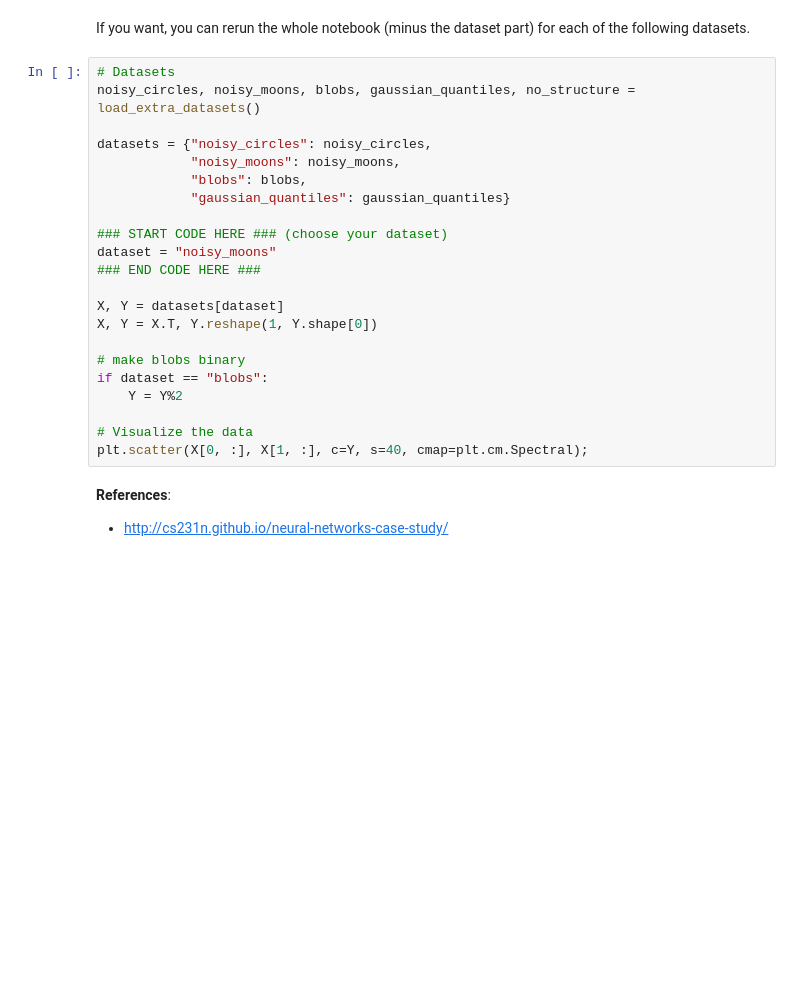
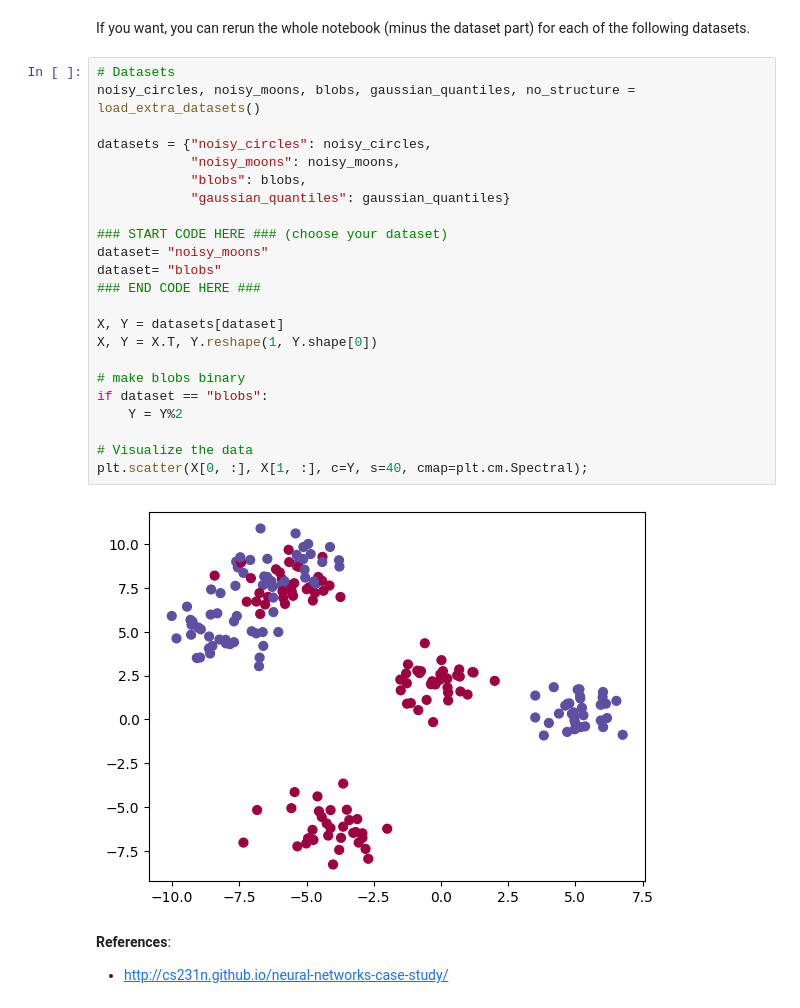
Before and after one commit to ghapanda/Neural-Networks, a Jupyter notebook: home/jovyan/work/release/W3A1/Planar_data_classification_with_one_hidden_layer.ipynb, the cells around one changed output. Cells and saved outputs as stored; diff of their text form; blank space fills up the shorter version.

```diff
--- a/home/jovyan/work/release/W3A1/Planar_data_classification_with_one_hidden_layer.ipynb
+++ b/home/jovyan/work/release/W3A1/Planar_data_classification_with_one_hidden_layer.ipynb
@@ -901,25 +1038,28 @@ If you want, you can rerun the whole notebook (minus the dataset part) for each
 # %%
 # Datasets
 noisy_circles, noisy_moons, blobs, gaussian_quantiles, no_structure = load_extra_datasets()
 
 datasets = {"noisy_circles": noisy_circles,
             "noisy_moons": noisy_moons,
             "blobs": blobs,
             "gaussian_quantiles": gaussian_quantiles}
 
 ### START CODE HERE ### (choose your dataset)
-dataset = "noisy_moons"
+dataset= "noisy_moons"
+dataset= "blobs"
 ### END CODE HERE ###
 
 X, Y = datasets[dataset]
 X, Y = X.T, Y.reshape(1, Y.shape[0])
 
 # make blobs binary
 if dataset == "blobs":
     Y = Y%2
 
 # Visualize the data
 plt.scatter(X[0, :], X[1, :], c=Y, s=40, cmap=plt.cm.Spectral);
+# %% [output]
+[figure, added]
 # %% [markdown]
 **References**:
 
```
Also changed, not shown: parts of 13 cells of this notebook.
